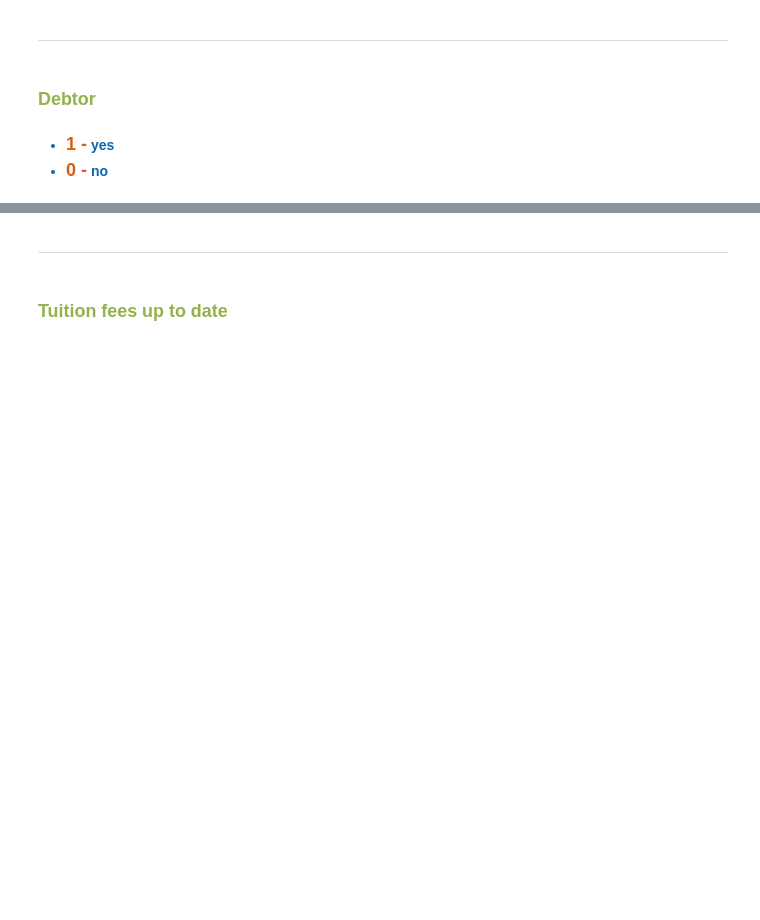
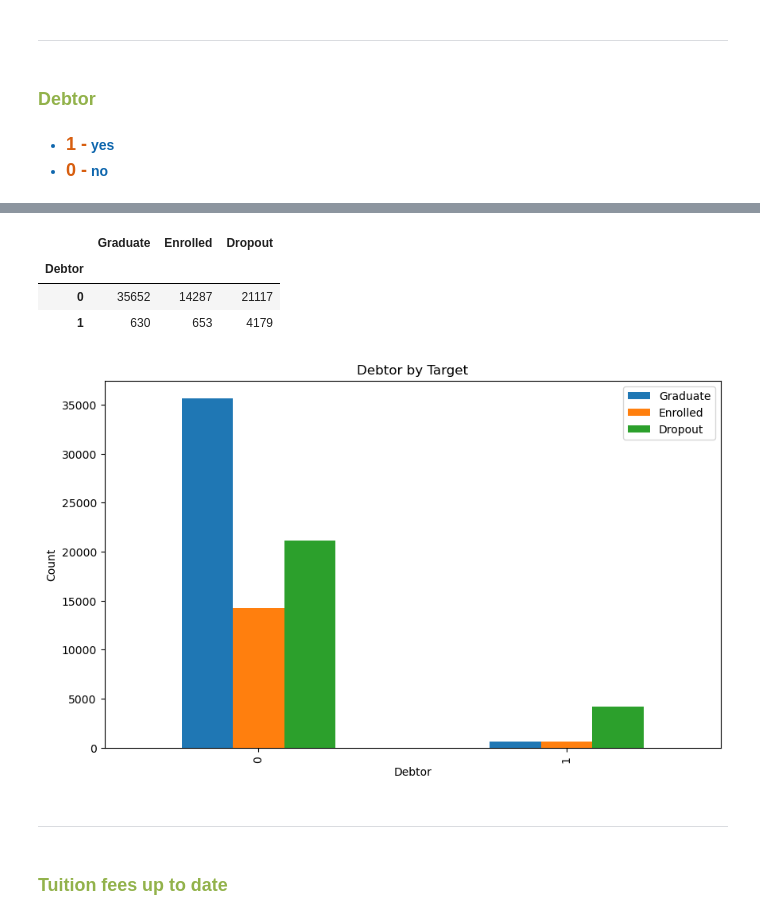
Before and after one commit to hibahdesu/Kaggle-Competitions, a Jupyter notebook: Classification with an Academic Success Dataset/My Analysis Part.ipynb, the cells around one changed output, grey strips where cells are left out. Saved outputs shown, nothing was run; the diff lists cells and outputs as text; code cells hidden in the pictures; blank space fills up the shorter version.

```diff
--- a/Classification with an Academic Success Dataset/My Analysis Part.ipynb
+++ b/Classification with an Academic Success Dataset/My Analysis Part.ipynb
@@ -703,3 +759,33 @@ df_train['Educational special needs'].value_counts
+# %%
+graduate_debtor = df_train.loc[df_train['Target'] == 'Graduate', 'Debtor'].value_counts()
+enrolled_debtor = df_train.loc[df_train['Target'] == 'Enrolled', 'Debtor'].value_counts()
+dropout_debtor = df_train.loc[df_train['Target'] == 'Dropout', 'Debtor'].value_counts()
+
+
+data3 = {
+    'Graduate': graduate_debtor,
+    'Enrolled': enrolled_debtor,
+    'Dropout': dropout_debtor
+}
+df3 = pd.DataFrame(data3)
+
+df3
+# %% [output]
+|  | Graduate | Enrolled | Dropout |
+| Debtor |  |  |  |
+| 0 | 35652 | 14287 | 21117 |
+| 1 | 630 | 653 | 4179 |
+# %%
+df3.plot(kind='bar',  figsize=(10, 6))
+
+
+plt.xlabel('Debtor')
+plt.ylabel('Count')
+plt.title('Debtor by Target')
+
+plt.show()
+# %% [output]
+[figure, added]
 # %% [markdown]
 <hr/>
 # %% [markdown]
```
Also changed, not shown: parts of 40 cells of this notebook.
